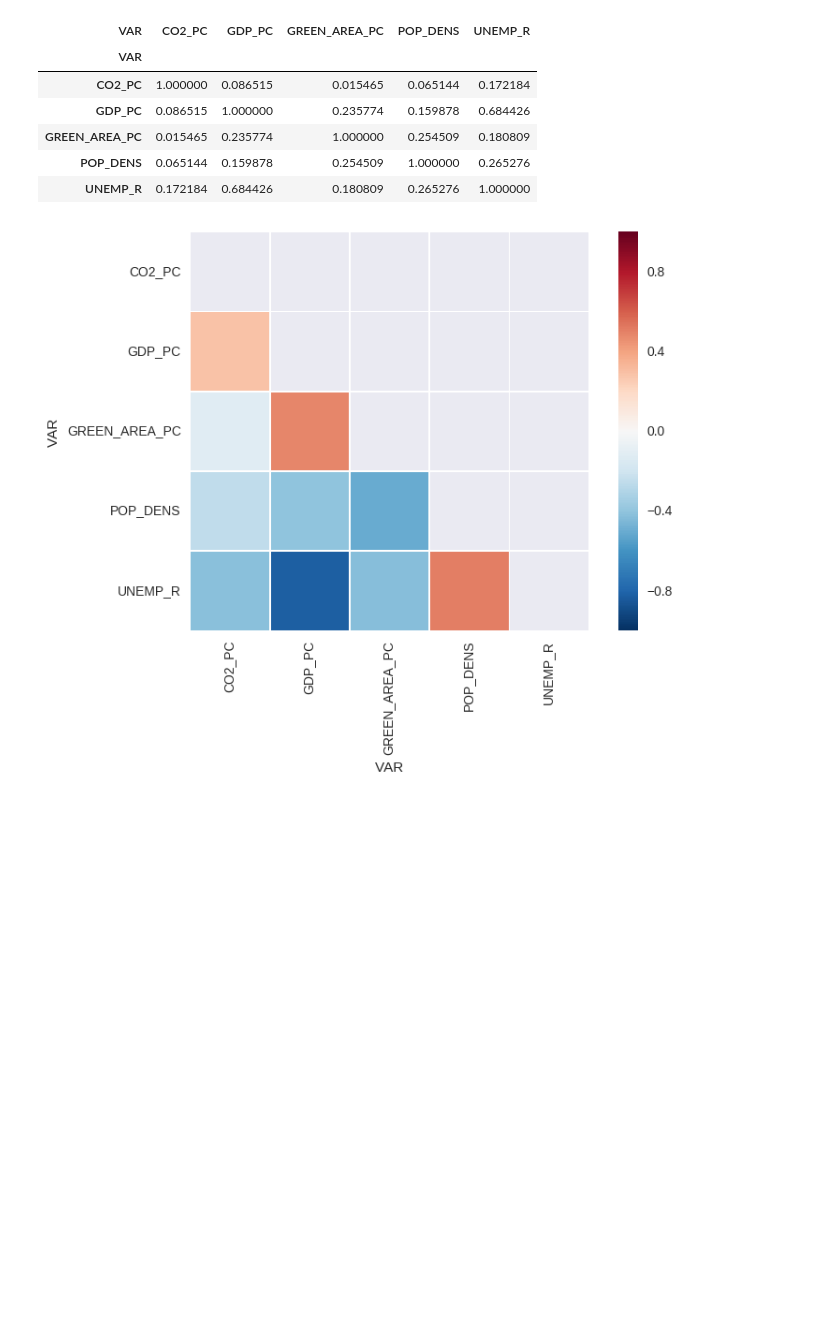
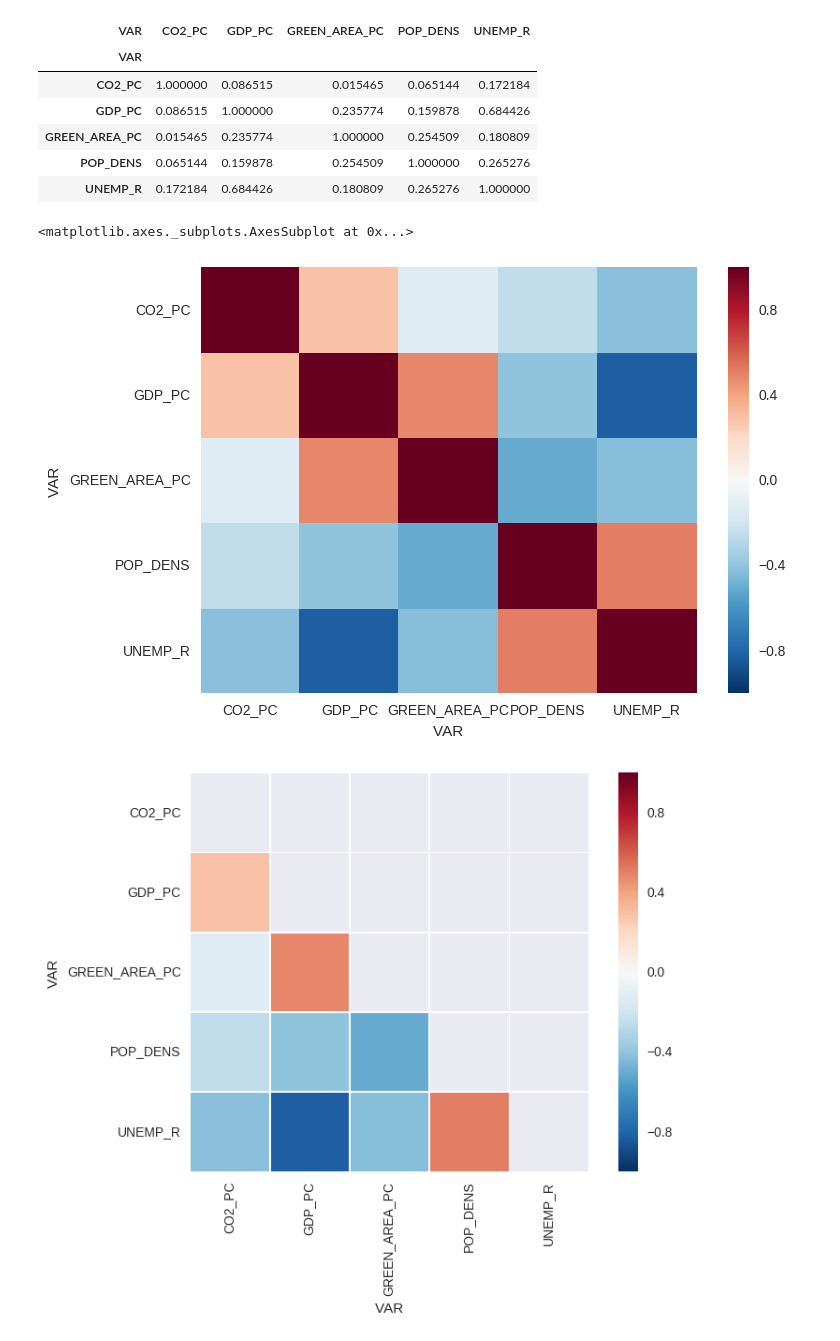
Before and after one commit to jgarciab/wwd2018, a Jupyter notebook: 5_DataViz/class3b_data_visualization.ipynb, the cells around one changed output. Drawn from its saved outputs; the diff is of its cells as text; code cells hidden in the pictures; blank space fills up the shorter version.

```diff
--- a/5_DataViz/class3b_data_visualization.ipynb
+++ b/5_DataViz/class3b_data_visualization.ipynb
@@ -468,6 +473,12 @@ corr**2
 | GREEN_AREA_PC | 0.015465 | 0.235774 | 1.000000 | 0.254509 | 0.180809 |
 | POP_DENS | 0.065144 | 0.159878 | 0.254509 | 1.000000 | 0.265276 |
 | UNEMP_R | 0.172184 | 0.684426 | 0.180809 | 0.265276 | 1.000000 |
+# %%
+corr = df_subset.corr()
+sns.heatmap(corr)
+# %% [output]
+<matplotlib.axes._subplots.AxesSubplot at 0x...>
+[figure, added]
 # %%
 # Compute the correlation matrix
 corr = df_subset.corr()
```
Also changed, not shown: parts of 10 cells of this notebook, 11 other files.
